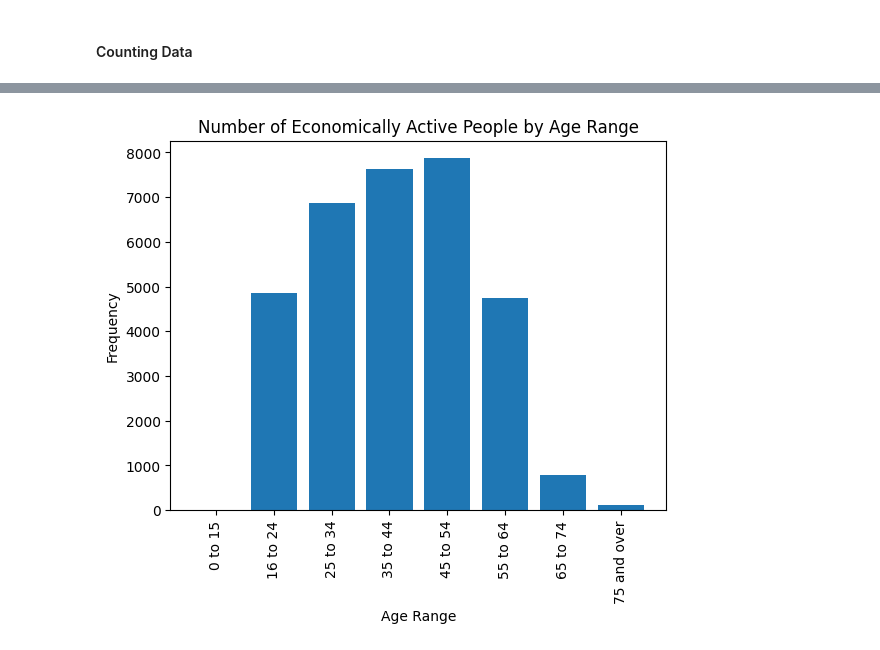
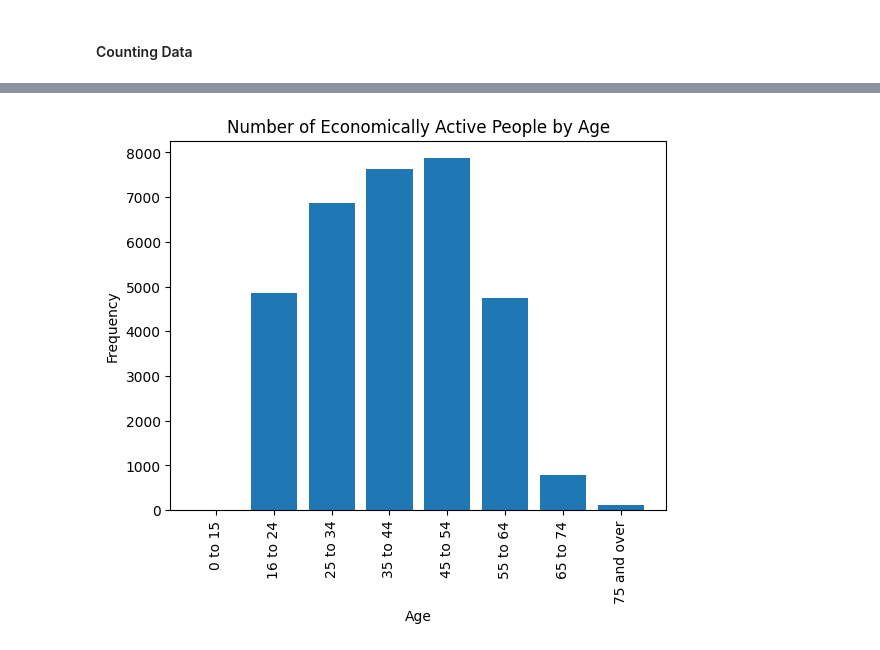
Before and after one commit to awesometillman/census, a Jupyter notebook: notebooks/notebook.ipynb, the cells around one changed output, grey strips where cells are left out. Saved outputs shown, nothing was run; the diff lists cells and outputs as text; code cells hidden in the pictures.

```diff
--- a/notebooks/notebook.ipynb
+++ b/notebooks/notebook.ipynb
@@ -405,9 +408,3 @@ def num_eco_active(df, var, value):
                    (df["Economic_Activity"] == "2") |
                    (df["Economic_Activity"] == "3") |
                    (df["Economic_Activity"] == "4"))])
-# %%
-for i in range(1, 9):
-    print("Number of economically active people in age category",
-          meanings_df["Dictionary"].loc["age"][str(i)],
-          ":\t",
-          num_eco_active(df_data, "age", i))
@@ -423,15 +411,16 @@ Number of economically active people in age category 75 and over :       126
 # %%
+# Plot a bar chart to display the data
 categories = list(range(1, 9))
 counts = [num_eco_active(df_data, "age", i) for i in categories]
 # Use the meanings dataframe to translate labels
 labels = [meanings_df["Dictionary"].loc["age"][str(i)] for i in categories]
 y_pos = range(len(labels))
 
 plt.bar(y_pos, counts)
 plt.xticks(y_pos, labels, rotation = 90)
 plt.ylabel("Frequency")
-plt.xlabel("Age Range")
-plt.title("Number of Economically Active People by Age Range")
+plt.xlabel("Age")
+plt.title("Number of Economically Active People by Age")
 plt.show()
 # %% [output]
-[figure, old version]
+[figure, new version]
```
Also changed, not shown: parts of 4 cells of this notebook.
